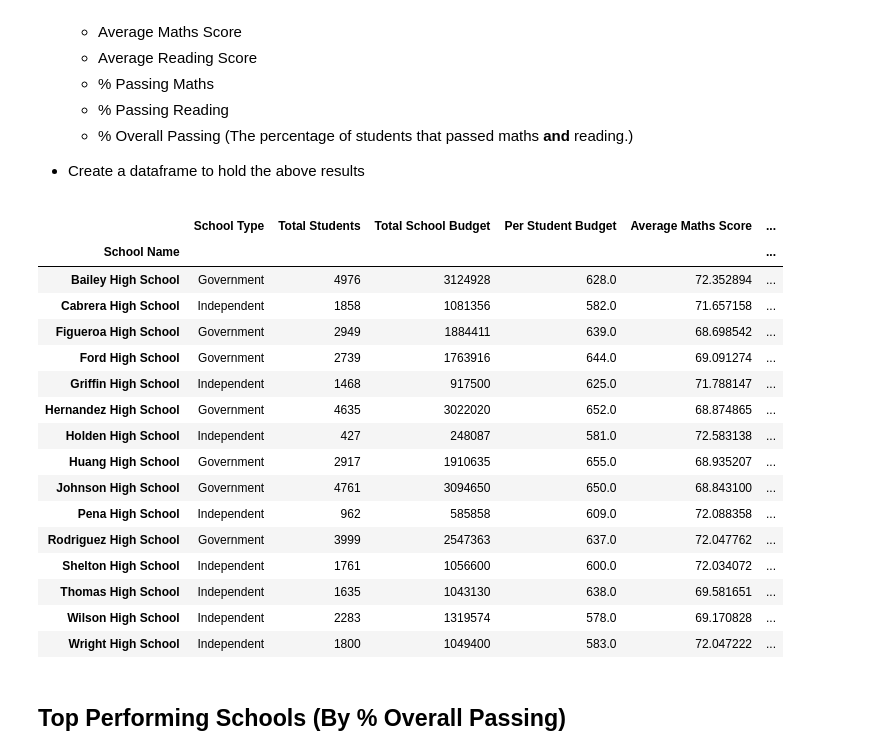
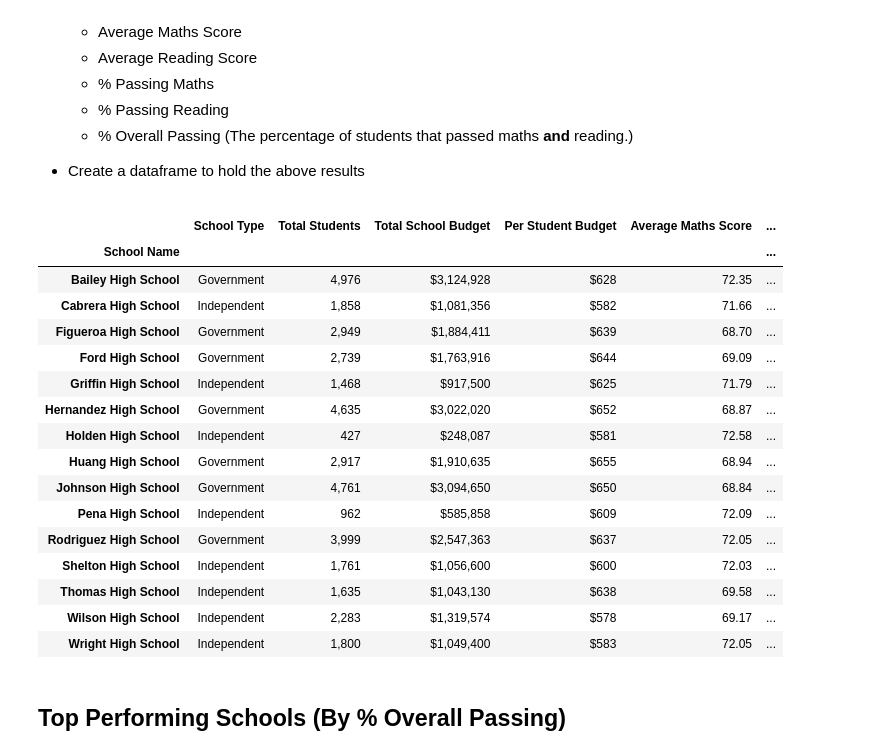
Before and after one commit to KTamas03/pandas-challenge, a Jupyter notebook: PyCitySchools/PyCitySchools_KTamas.ipynb, the cells around one changed output. Saved outputs shown, nothing was run; the diff lists cells and outputs as text; code cells hidden in the pictures.

```diff
--- a/PyCitySchools/PyCitySchools_KTamas.ipynb
+++ b/PyCitySchools/PyCitySchools_KTamas.ipynb
@@ -131,48 +134,53 @@ for school_name in unique_school_names:
     avg_reading_score = school_data["reading_score"].mean()
     percent_passing_maths = (len(school_data[school_data["maths_score"] >= 50]) / total_students) * 100
     percent_passing_reading = (len(school_data[school_data["reading_score"] >= 50]) / total_students) * 100
     percent_overall_passing = (len(school_data[(school_data["maths_score"] >= 50) & (school_data["reading_score"] >= 50)]) / total_students) * 100
 
     # Append the values to the respective columns in the data dictionary
     data['School Name'].append(school_name)
     data['School Type'].append(school_type)
     data['Total Students'].append(total_students)
     data['Total School Budget'].append(total_budget)
     data['Per Student Budget'].append(per_student_budget)
     data['Average Maths Score'].append(avg_maths_score)
     data['Average Reading Score'].append(avg_reading_score)
     data['% Passing Maths'].append(percent_passing_maths)
     data['% Passing Reading'].append(percent_passing_reading)
     data['% Overall Passing'].append(percent_overall_passing)
 
 # Create the dataframe using the data dictionary
 df_per_school_summary = pd.DataFrame(data)
 
 # Set the 'School Name' column as the index
 df_per_school_summary = df_per_school_summary.set_index('School Name')
 
 # Format the necessary columns
-#df_per_school_summary['Total School Budget'] = df_per_school_summary['Total School Budget'].map('${:,.2f}'.format)
-#df_per_school_summary['Per Student Budget'] = df_per_school_summary['Per Student Budget'].map('${:,.2f}'.format)
-
+df_per_school_summary["Total Students"] = df_per_school_summary["Total Students"].map("{:,.0f}".format)
+df_per_school_summary['Total School Budget'] = df_per_school_summary['Total School Budget'].map('${:,.0f}'.format)
+df_per_school_summary['Per Student Budget'] = df_per_school_summary['Per Student Budget'].map('${:,.0f}'.format)
+df_per_school_summary["Average Maths Score"] = df_per_school_summary["Average Maths Score"].map("{:.2f}".format)
+df_per_school_summary["Average Reading Score"] = df_per_school_summary["Average Reading Score"].map("{:.2f}".format)
+df_per_school_summary["% Passing Maths"] = df_per_school_summary["% Passing Maths"].map("{:.2f}%".format)
+df_per_school_summary["% Passing Reading"] = df_per_school_summary["% Passing Reading"].map("{:.2f}%".format)
+df_per_school_summary["% Overall Passing"] = df_per_school_summary["% Overall Passing"].map("{:.2f}%".format)
 
 # Display the dataframe
 df_per_school_summary.sort_values("School Name")
 # %% [output]
 |  | School Type | Total Students | Total School Budget | Per Student Budget | Average Maths Score | ... |
 | School Name |  |  |  |  |  | ... |
-| Bailey High School | Government | 4976 | 3124928 | 628.0 | 72.352894 | ... |
-| Cabrera High School | Independent | 1858 | 1081356 | 582.0 | 71.657158 | ... |
-| Figueroa High School | Government | 2949 | 1884411 | 639.0 | 68.698542 | ... |
-| Ford High School | Government | 2739 | 1763916 | 644.0 | 69.091274 | ... |
-| Griffin High School | Independent | 1468 | 917500 | 625.0 | 71.788147 | ... |
-| Hernandez High School | Government | 4635 | 3022020 | 652.0 | 68.874865 | ... |
-| Holden High School | Independent | 427 | 248087 | 581.0 | 72.583138 | ... |
-| Huang High School | Government | 2917 | 1910635 | 655.0 | 68.935207 | ... |
-| Johnson High School | Government | 4761 | 3094650 | 650.0 | 68.843100 | ... |
-| Pena High School | Independent | 962 | 585858 | 609.0 | 72.088358 | ... |
-| Rodriguez High School | Government | 3999 | 2547363 | 637.0 | 72.047762 | ... |
-| Shelton High School | Independent | 1761 | 1056600 | 600.0 | 72.034072 | ... |
-| Thomas High School | Independent | 1635 | 1043130 | 638.0 | 69.581651 | ... |
-| Wilson High School | Independent | 2283 | 1319574 | 578.0 | 69.170828 | ... |
-| Wright High School | Independent | 1800 | 1049400 | 583.0 | 72.047222 | ... |
+| Bailey High School | Government | 4,976 | $3,124,928 | $628 | 72.35 | ... |
+| Cabrera High School | Independent | 1,858 | $1,081,356 | $582 | 71.66 | ... |
+| Figueroa High School | Government | 2,949 | $1,884,411 | $639 | 68.70 | ... |
+| Ford High School | Government | 2,739 | $1,763,916 | $644 | 69.09 | ... |
+| Griffin High School | Independent | 1,468 | $917,500 | $625 | 71.79 | ... |
+| Hernandez High School | Government | 4,635 | $3,022,020 | $652 | 68.87 | ... |
+| Holden High School | Independent | 427 | $248,087 | $581 | 72.58 | ... |
+| Huang High School | Government | 2,917 | $1,910,635 | $655 | 68.94 | ... |
+| Johnson High School | Government | 4,761 | $3,094,650 | $650 | 68.84 | ... |
+| Pena High School | Independent | 962 | $585,858 | $609 | 72.09 | ... |
+| Rodriguez High School | Government | 3,999 | $2,547,363 | $637 | 72.05 | ... |
+| Shelton High School | Independent | 1,761 | $1,056,600 | $600 | 72.03 | ... |
+| Thomas High School | Independent | 1,635 | $1,043,130 | $638 | 69.58 | ... |
+| Wilson High School | Independent | 2,283 | $1,319,574 | $578 | 69.17 | ... |
+| Wright High School | Independent | 1,800 | $1,049,400 | $583 | 72.05 | ... |
```
Also changed, not shown: parts of 12 cells of this notebook.
